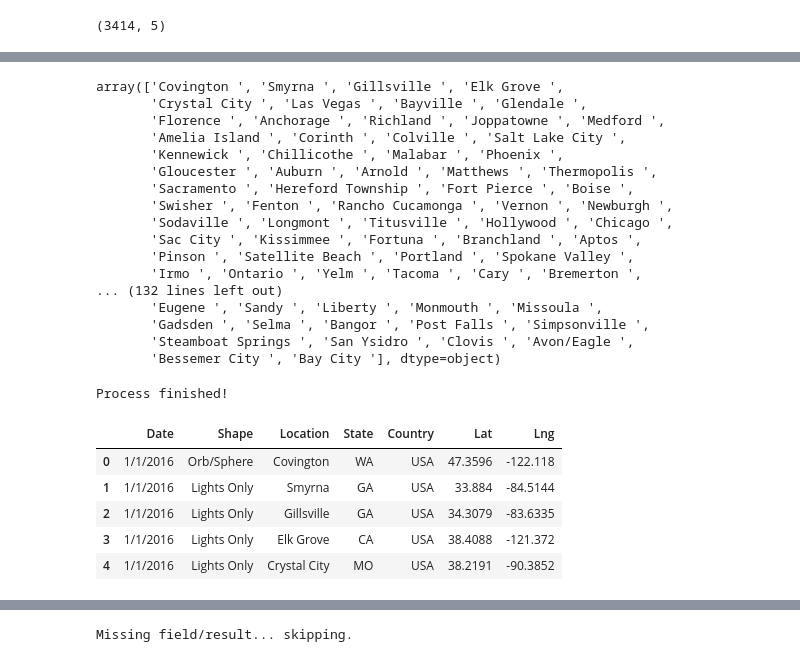
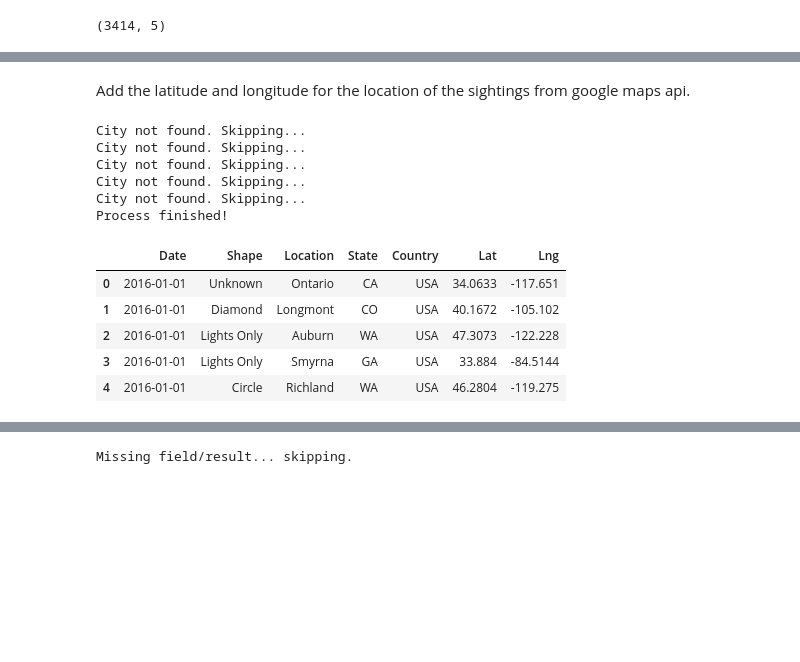
Before and after one commit to rromang/ETL-Project, a Jupyter notebook: ufo_data.ipynb, the cells around one changed output, grey strips where cells are left out. Cells and saved outputs as stored; diff of their text form; code cells hidden in the pictures; blank space fills up the shorter version.

Commit message:
db connection and completed ufo sighting csv

```diff
--- a/ufo_data.ipynb
+++ b/ufo_data.ipynb
@@ -76,6 +103,6 @@ ufo_df_cleaned.shape
 # %%
-initial_date = "1/1/2016"
-end_date = "12/31/2016"
+initial_date = "2016-01-01"
+end_date = "2016-12-31"
 ufo_df_date = ufo_df_cleaned.loc[(ufo_df_cleaned['Date']>=initial_date) & (ufo_df_cleaned['Date']<= end_date)]
 ufo_df_date_sorted = ufo_df_date.sort_values(by=['Date'])
 ufo_df_date_sorted = ufo_df_date_sorted.reset_index(drop=True)
@@ -93,0 +121,3 @@ ufo_df_date_sorted.shape
+# %%
+ufo_df_date_sorted['Location'] = ufo_df_date_sorted['Location'].str.replace(r"\(.*\)","")
+ufo_df_date_sorted.head()
@@ -157,68 +184,49 @@ array(['Covington ', 'Smyrna ', 'Gillsville ', 'Elk Grove ',
-# %%
-ufo_df_date_sorted['Location'].replace('Ten Mile to Knox ','Knox', inplace=True)
-# ufo_df_date_sorted['Location'].replace('Ten Mile to Knox','Knox', inplace=True)
-# %%
-ufo_df_date_sorted['Location'].replace('Ten Mile to Knox ','Knox', inplace=True)
-# %%
-locations = ufo_df_date_sorted['Location'].unique()
-locations
-# %% [output]
-array(['Covington ', 'Smyrna ', 'Gillsville ', 'Elk Grove ',
-       'Crystal City ', 'Las Vegas ', 'Bayville ', 'Glendale ',
-       'Florence ', 'Anchorage ', 'Richland ', 'Joppatowne ', 'Medford ',
-       'Amelia Island ', 'Corinth ', 'Colville ', 'Salt Lake City ',
-       'Kennewick ', 'Chillicothe ', 'Malabar ', 'Phoenix ',
-       'Gloucester ', 'Auburn ', 'Arnold ', 'Matthews ', 'Thermopolis ',
-       'Sacramento ', 'Hereford Township ', 'Fort Pierce ', 'Boise ',
-       'Swisher ', 'Fenton ', 'Rancho Cucamonga ', 'Vernon ', 'Newburgh ',
-       'Sodaville ', 'Longmont ', 'Titusville ', 'Hollywood ', 'Chicago ',
-       'Sac City ', 'Kissimmee ', 'Fortuna ', 'Branchland ', 'Aptos ',
-       'Pinson ', 'Satellite Beach ', 'Portland ', 'Spokane Valley ',
-       'Irmo ', 'Ontario ', 'Yelm ', 'Tacoma ', 'Cary ', 'Bremerton ',
-... (132 lines left out)
-       'Eugene ', 'Sandy ', 'Liberty ', 'Monmouth ', 'Missoula ',
-       'Gadsden ', 'Selma ', 'Bangor ', 'Post Falls ', 'Simpsonville ',
-       'Steamboat Springs ', 'San Ysidro ', 'Clovis ', 'Avon/Eagle ',
-       'Bessemer City ', 'Bay City '], dtype=object)
+# %% [markdown]
+Add the latitude and longitude for the location of the sightings from google maps api.
 # %%
  # create a params dict that will be updated with new city each iteration
 params = {"key": g_key}
 
 # Loop through the cities_pd and run a lat/long search for each city
 for index, row in ufo_df_date_sorted.iterrows():
     try:
         base_url = "https://maps.googleapis.com/maps/api/geocode/json"
 
         city = row['Location']
         state = row['State']
 
         # update address key value
         params['address'] = f"{city},{state}"
 
         # make request
         cities_lat_lng = requests.get(base_url, params=params)
 
         # convert to json
         cities_lat_lng = cities_lat_lng.json()
 
         ufo_df_date_sorted.loc[index, "Lat"] = cities_lat_lng["results"][0]["geometry"]["location"]["lat"]
         ufo_df_date_sorted.loc[index, "Lng"] = cities_lat_lng["results"][0]["geometry"]["location"]["lng"]
 
     except:
         print(f'City not found. Skipping...')
-
+    time.sleep(0.1)
 
 print("Process finished!")
 # # Visualize to confirm lat lng appear
 ufo_df_date_sorted.head()
 # %% [output]
+City not found. Skipping...
+City not found. Skipping...
+City not found. Skipping...
+City not found. Skipping...
+City not found. Skipping...
 Process finished!
 |  | Date | Shape | Location | State | Country | Lat | Lng |
-| 0 | 1/1/2016 | Orb/Sphere | Covington | WA | USA | 47.3596 | -122.118 |
-| 1 | 1/1/2016 | Lights Only | Smyrna | GA | USA | 33.884 | -84.5144 |
-| 2 | 1/1/2016 | Lights Only | Gillsville | GA | USA | 34.3079 | -83.6335 |
-| 3 | 1/1/2016 | Lights Only | Elk Grove | CA | USA | 38.4088 | -121.372 |
-| 4 | 1/1/2016 | Lights Only | Crystal City | MO | USA | 38.2191 | -90.3852 |
+| 0 | 2016-01-01 | Unknown | Ontario | CA | USA | 34.0633 | -117.651 |
+| 1 | 2016-01-01 | Diamond | Longmont | CO | USA | 40.1672 | -105.102 |
+| 2 | 2016-01-01 | Lights Only | Auburn | WA | USA | 47.3073 | -122.228 |
+| 3 | 2016-01-01 | Lights Only | Smyrna | GA | USA | 33.884 | -84.5144 |
+| 4 | 2016-01-01 | Circle | Richland | WA | USA | 46.2804 | -119.275 |
 # %%
 ufo_df_date_sorted
 # %% [output]
```
Also changed, not shown: parts of 33 cells of this notebook, 2 other files.
